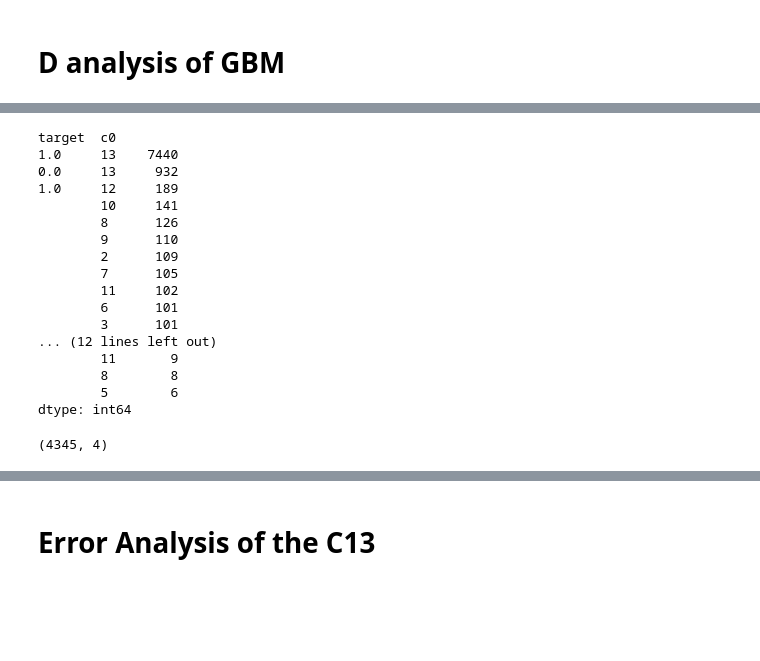
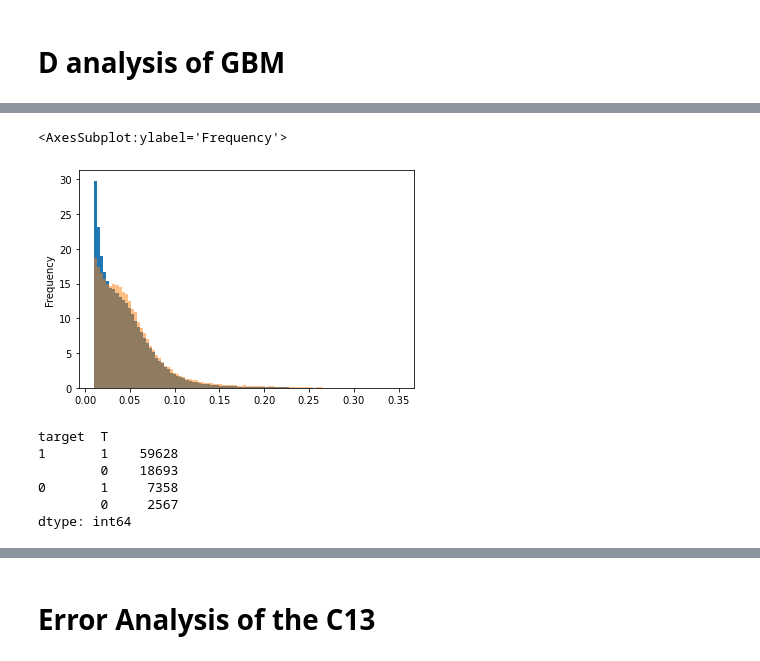
Before and after one commit to NimaMan/probability_of_deafult_prediction, a Jupyter notebook: scripts/ipynb_scripts/error_analysis.ipynb, the cells around one changed output, grey strips where cells are left out. Cells and saved outputs as stored; diff of their text form; code cells hidden in the pictures; blank space fills up the shorter version.

```diff
--- a/scripts/ipynb_scripts/error_analysis.ipynb
+++ b/scripts/ipynb_scripts/error_analysis.ipynb
@@ -196,25 +167,15 @@ df_cutoff = df.loc[df['weight_cumsum'] <= four_pct_cutoff]
+# %%
+df[df.target==0]["std"].plot(kind="hist", bins=100, density=True, range=[0.01, 0.35])
+df[df.target==1]["std"].plot(kind="hist", bins=100, density=True, alpha=0.5, range=[0.01, 0.35])
+# %% [output]
+<AxesSubplot:ylabel='Frequency'>
+[figure, added]
 # %%
-df_cutoff[["target", "c0"]].value_counts()
+df_cutoff[["target", "T"]].value_counts()
 # %% [output]
-target  c0
-1.0     13    7440
-0.0     13     932
-1.0     12     189
-        10     141
-        8      126
-        9      110
-        2      109
-        7      105
-        11     102
-        6      101
-        3      101
-... (12 lines left out)
-        11       9
-        8        8
-        5        6
+target  T
+1       1    59628
+        0    18693
+0       1     7358
+        0     2567
 dtype: int64
-# %%
-a = df.loc[df['weight_cumsum'] >= four_pct_cutoff]
-a[a.target == 1].shape
-# %% [output]
-(4345, 4)
```
Also changed, not shown: parts of 33 cells of this notebook, 5 other files.
